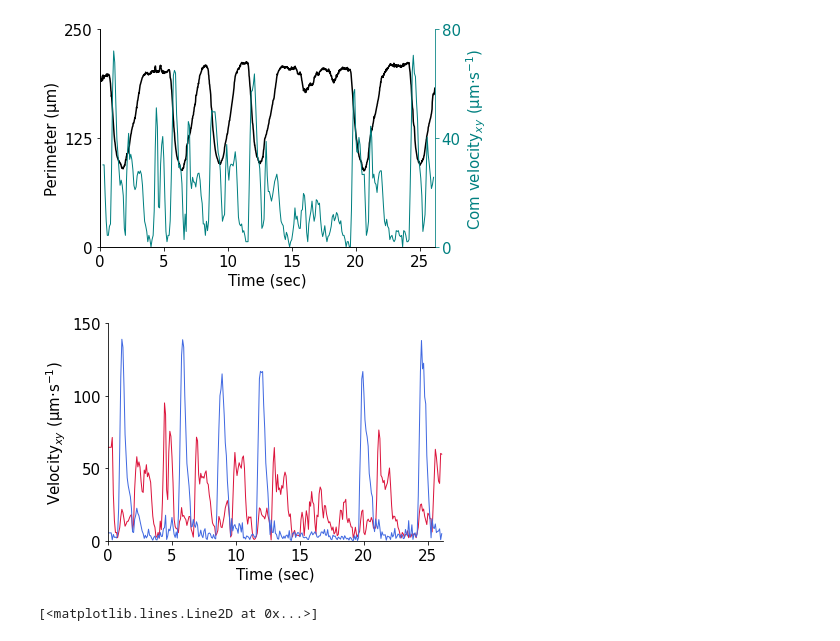
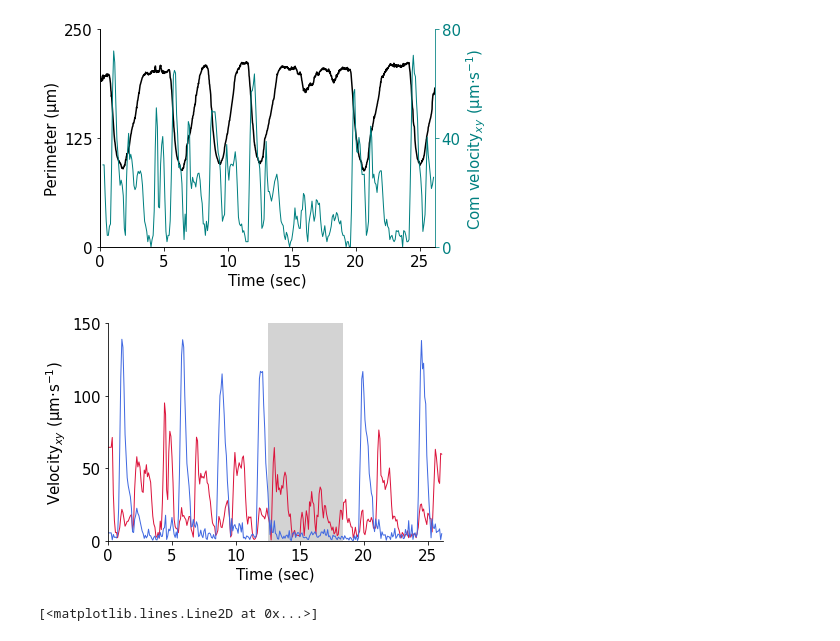
Before and after one commit to mikehemberger/rotifer-locomotion, a Jupyter notebook: notebooks_final/leeching-2024_0502_184534_072_final.ipynb, the cells around one changed output. Saved outputs shown, nothing was run; the diff lists cells and outputs as text; code cells hidden in the pictures.

Commit message:
Update nb and figure

```diff
--- a/notebooks_final/leeching-2024_0502_184534_072_final.ipynb
+++ b/notebooks_final/leeching-2024_0502_184534_072_final.ipynb
@@ -359,7 +359,8 @@ fig.savefig(**fdict) if SAVE_FIGURE else None
 [figure]
 [figure]
 # %%
-idx = np.arange(750, 1100, sliceby)
+start_time, end_time = 750, 1100
+idx = np.arange(start_time, end_time, sliceby)
 xl, yl = list(), list()
 colors, _ = create_scalarmappable("brg", range(len(idx)))
 fig, ax = plt.subplots(figsize=(4,4))
@@ -483,16 +484,17 @@ fig.savefig(**fdict) if SAVE_FIGURE else None
 # %%
 # With back and front
 ax_params = dict(xlim=(0, t_max), ylim=(0, 150), xlabel='Time (sec)', ylabel="Velocity$_x$$_y$ (µm·s$^{-1}$)", yticks=[0, 50, 100, 150])
 
 fig, ax = plt.subplots(figsize=(6, 4))
 ax.plot(time[0:frames_max:sliceby], front[::sliceby] * fps * mpp, color="crimson", linewidth=1, label="front", zorder=1)
 ax.plot(time[0:frames_max:sliceby], back[::sliceby] * fps * mpp, color="royalblue", linewidth=1, label="back", zorder=2)
+ax.fill_between(x=[time[start_time], time[end_time]], y1=[150, 150], y2=[0,0], step="mid", color="lightgrey", alpha=1, zorder=0, ec="None")
 ax.set(**ax_params)
 
 fdict["fname"] = f"{save_figure_path}/front_back-velocity_time-course_2.jpg"
 fig.savefig(**fdict) if SAVE_FIGURE else None
 # %% [output]
-[figure, old version]
+[figure, new version]
 # %%
 signal = df_stats["perimeter"].to_numpy()
 signal = signal - np.nanmean(signal)
```
Also changed, not shown: parts of 2 cells of this notebook, 1 other file.
